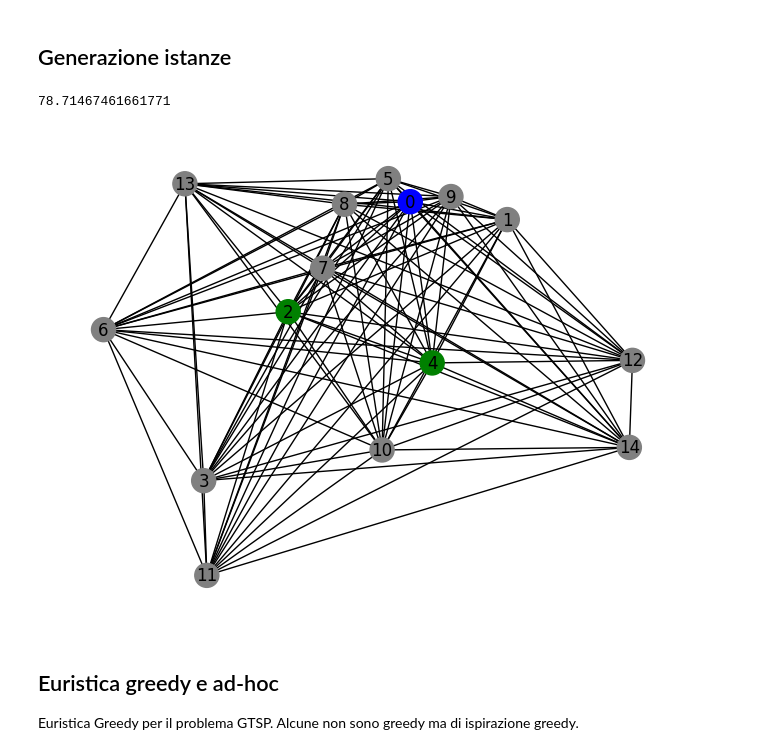
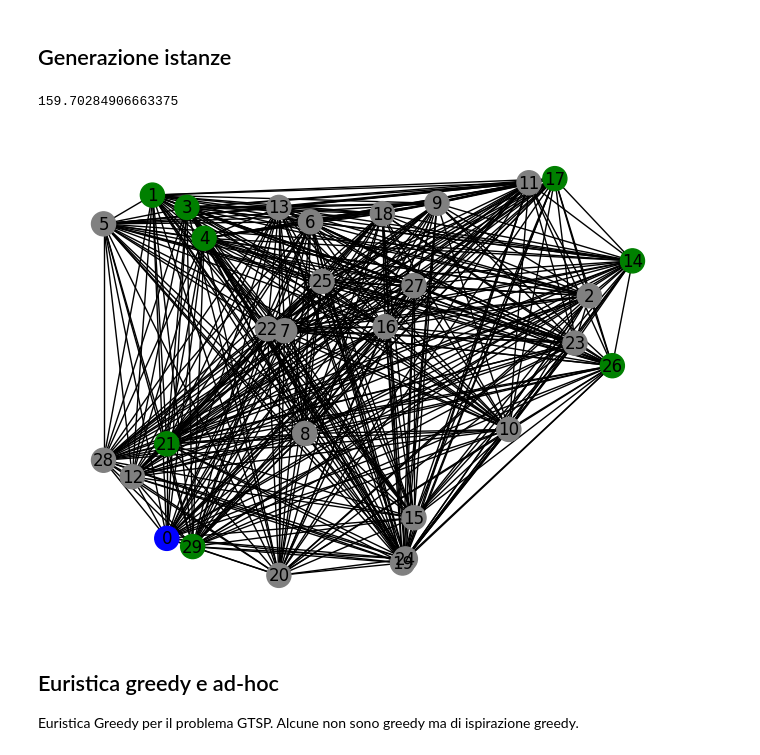
Before and after one commit to LorenzoColombi/G-TSP, a Jupyter notebook: GTSP.ipynb, the cells around one changed output. Drawn from its saved outputs; the diff is of its cells as text; code cells hidden in the pictures.

```diff
--- a/GTSP.ipynb
+++ b/GTSP.ipynb
@@ -3,19 +3,19 @@
 # %%
 import networkx as nx
 import utility_function as uf
 
 #generate a random graph
-G=uf.random_euclidean_graph(15, 200)
+G=uf.random_euclidean_graph(30, 200)
 
 #draw the graph with the type of node
 uf.draw_graph(G)
 
 #export in GML file
-#nx.write_gml(G, "graph.gml")
+nx.write_gml(G, "istances/graph2.gml")
 G[1][2]['weight']
 # %% [output]
-78.71467461661771
+159.70284906663375
-[figure, old version]
+[figure, new version]
 # %% [markdown]
 ## Euristica greedy e ad-hoc
 
```
Also changed, not shown: parts of 2 cells of this notebook, 2 other files.
